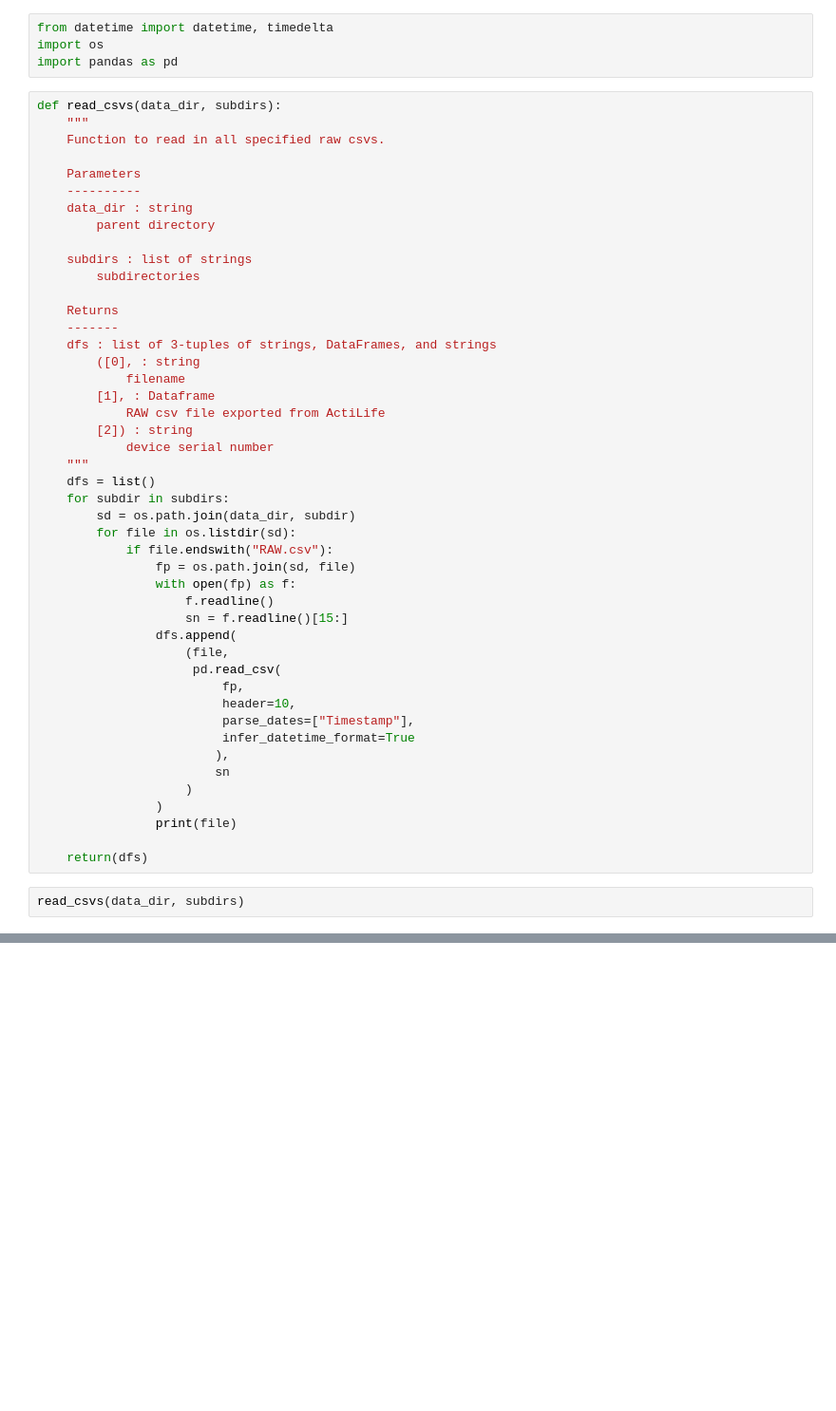
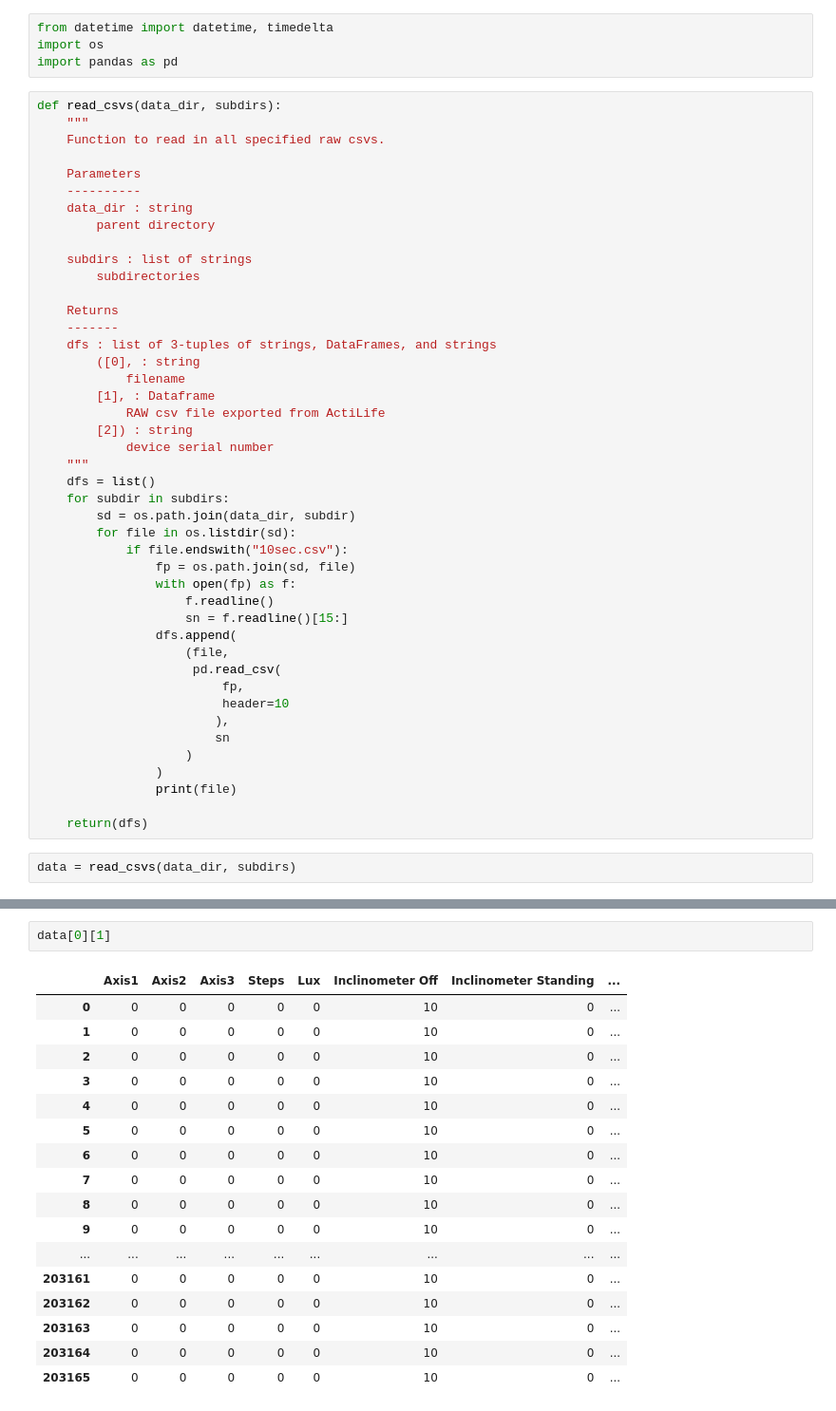
Before and after one commit to ChildMindInstitute/Healthy-Brain-Network-actigraphy, a Jupyter notebook: Check_data.ipynb, the cells around one changed output, grey strips where cells are left out. Shown at 95% size. Saved outputs shown, nothing was run; the diff lists cells and outputs as text; blank space fills up the shorter version.

```diff
--- a/Check_data.ipynb
+++ b/Check_data.ipynb
@@ -32,7 +32,7 @@ def read_csvs(data_dir, subdirs):
     for subdir in subdirs:
         sd = os.path.join(data_dir, subdir)
         for file in os.listdir(sd):
-            if file.endswith("RAW.csv"):
+            if file.endswith("10sec.csv"):
                 fp = os.path.join(sd, file)
                 with open(fp) as f:
                     f.readline()
@@ -41,9 +41,7 @@ def read_csvs(data_dir, subdirs):
                     (file,
                      pd.read_csv(
                          fp,
-                         header=10,
-                         parse_dates=["Timestamp"],
-                         infer_datetime_format=True
+                         header=10
                         ),
                         sn
                     )
@@ -52,4 +50,4 @@ def read_csvs(data_dir, subdirs):
 
     return(dfs)
 # %%
-read_csvs(data_dir, subdirs)
+data = read_csvs(data_dir, subdirs)
@@ -55,0 +56,20 @@ read_csvs(data_dir, subdirs)
+# %%
+data[0][1]
+# %% [output]
+|  | Axis1 | Axis2 | Axis3 | Steps | Lux | Inclinometer Off | Inclinometer Standing | ... |
+| 0 | 0 | 0 | 0 | 0 | 0 | 10 | 0 | ... |
+| 1 | 0 | 0 | 0 | 0 | 0 | 10 | 0 | ... |
+| 2 | 0 | 0 | 0 | 0 | 0 | 10 | 0 | ... |
+| 3 | 0 | 0 | 0 | 0 | 0 | 10 | 0 | ... |
+| 4 | 0 | 0 | 0 | 0 | 0 | 10 | 0 | ... |
+| 5 | 0 | 0 | 0 | 0 | 0 | 10 | 0 | ... |
+| 6 | 0 | 0 | 0 | 0 | 0 | 10 | 0 | ... |
+| 7 | 0 | 0 | 0 | 0 | 0 | 10 | 0 | ... |
+| 8 | 0 | 0 | 0 | 0 | 0 | 10 | 0 | ... |
+| 9 | 0 | 0 | 0 | 0 | 0 | 10 | 0 | ... |
+| ... | ... | ... | ... | ... | ... | ... | ... | ... |
+| 203161 | 0 | 0 | 0 | 0 | 0 | 10 | 0 | ... |
+| 203162 | 0 | 0 | 0 | 0 | 0 | 10 | 0 | ... |
+| 203163 | 0 | 0 | 0 | 0 | 0 | 10 | 0 | ... |
+| 203164 | 0 | 0 | 0 | 0 | 0 | 10 | 0 | ... |
+| 203165 | 0 | 0 | 0 | 0 | 0 | 10 | 0 | ... |
```
Also changed, not shown: parts of 4 cells of this notebook, 1 other file.
